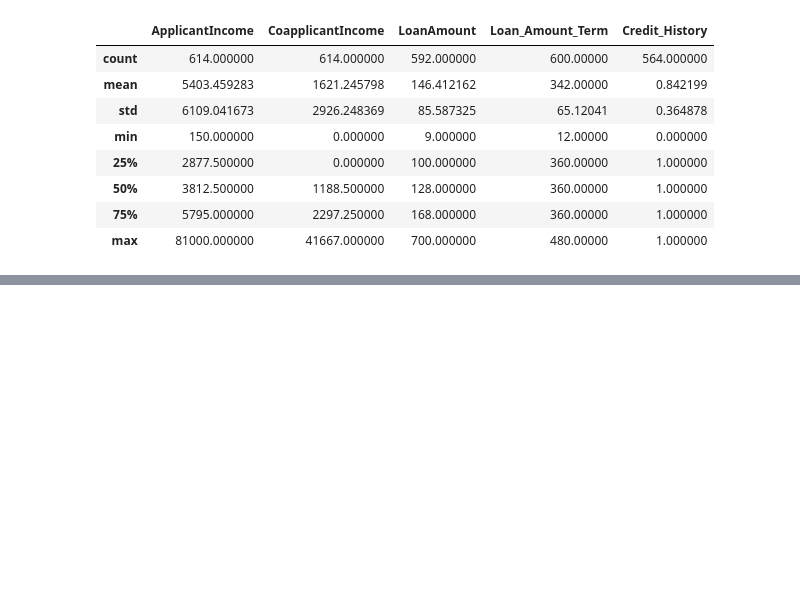
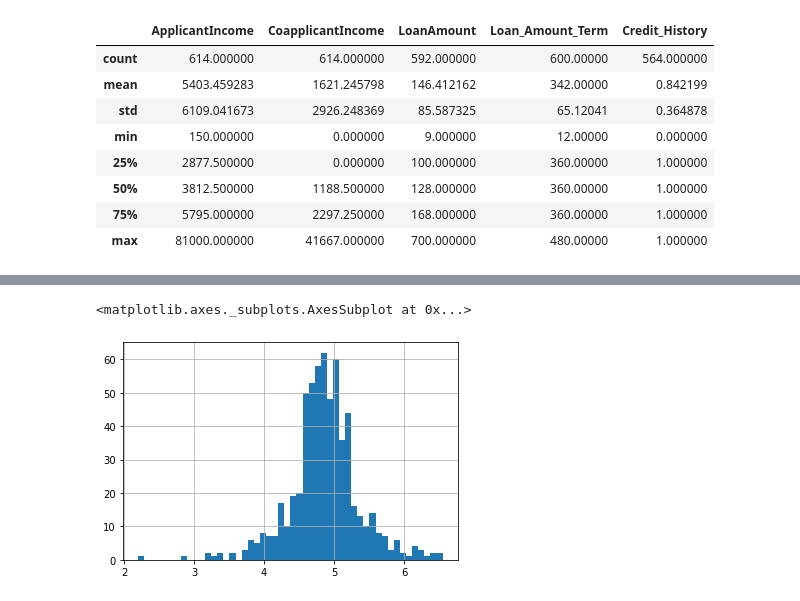
Before and after one commit to haritsaxena/ml_analytics, a Jupyter notebook: ch1/pandas_intro1/loan.ipynb, the cells around one changed output, grey strips where cells are left out. Cells and saved outputs as stored; diff of their text form; code cells hidden in the pictures; blank space fills up the shorter version.

```diff
--- a/ch1/pandas_intro1/loan.ipynb
+++ b/ch1/pandas_intro1/loan.ipynb
@@ -32,0 +107,15 @@ df.size()
+# %%
+from scipy.stats import mode
+
+mode(df['Gender']).mode[0]
+
+df['Gender'].fillna(mode(df['Gender']).mode[0], inplace=True)
+df['Married'].fillna(mode(df['Married']).mode[0], inplace=True)
+df['Self_Employed'].fillna(mode(df['Self_Employed']).mode[0], inplace=True)
+df['LoanAmount'].fillna(df['LoanAmount'].mean(), inplace=True)
+# %%
+df['LoanAmount_log']= np.log(df['LoanAmount'])
+df['LoanAmount_log'].hist(bins=50)
+# %% [output]
+<matplotlib.axes._subplots.AxesSubplot at 0x...>
+[figure, added]
```
Also changed, not shown: parts of 11 cells of this notebook, 3 other files.
